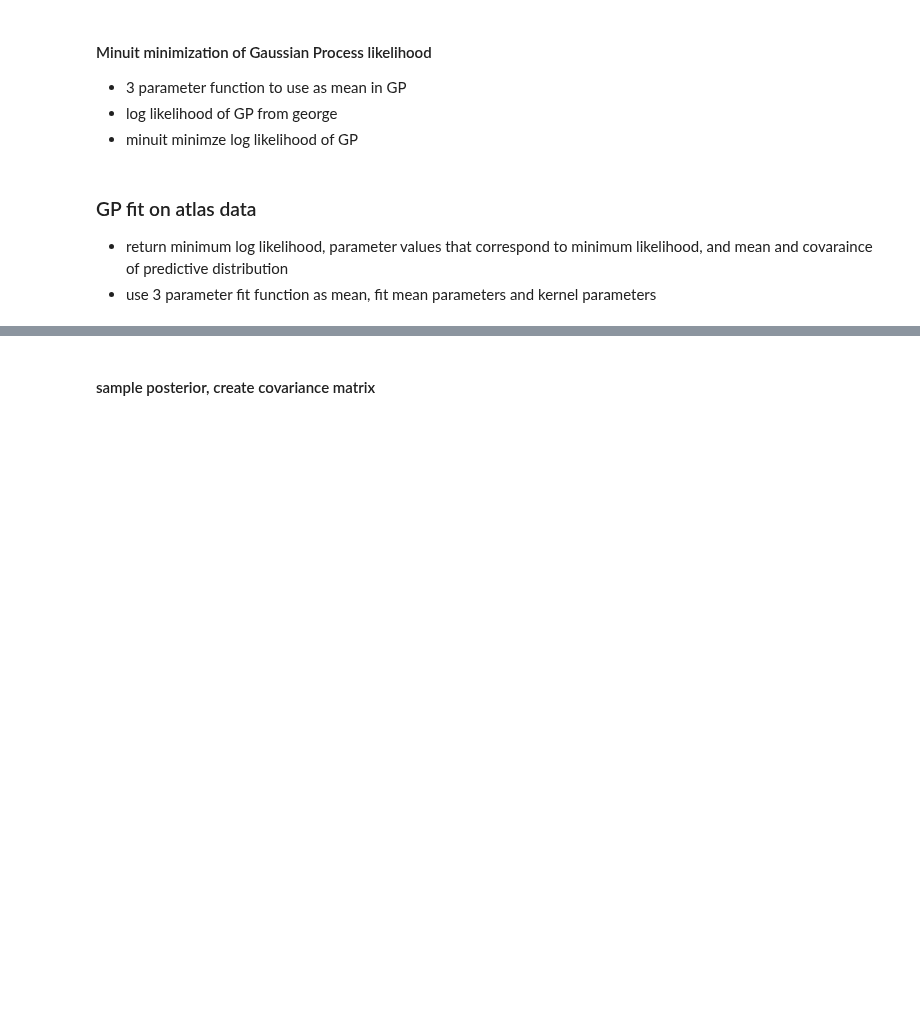
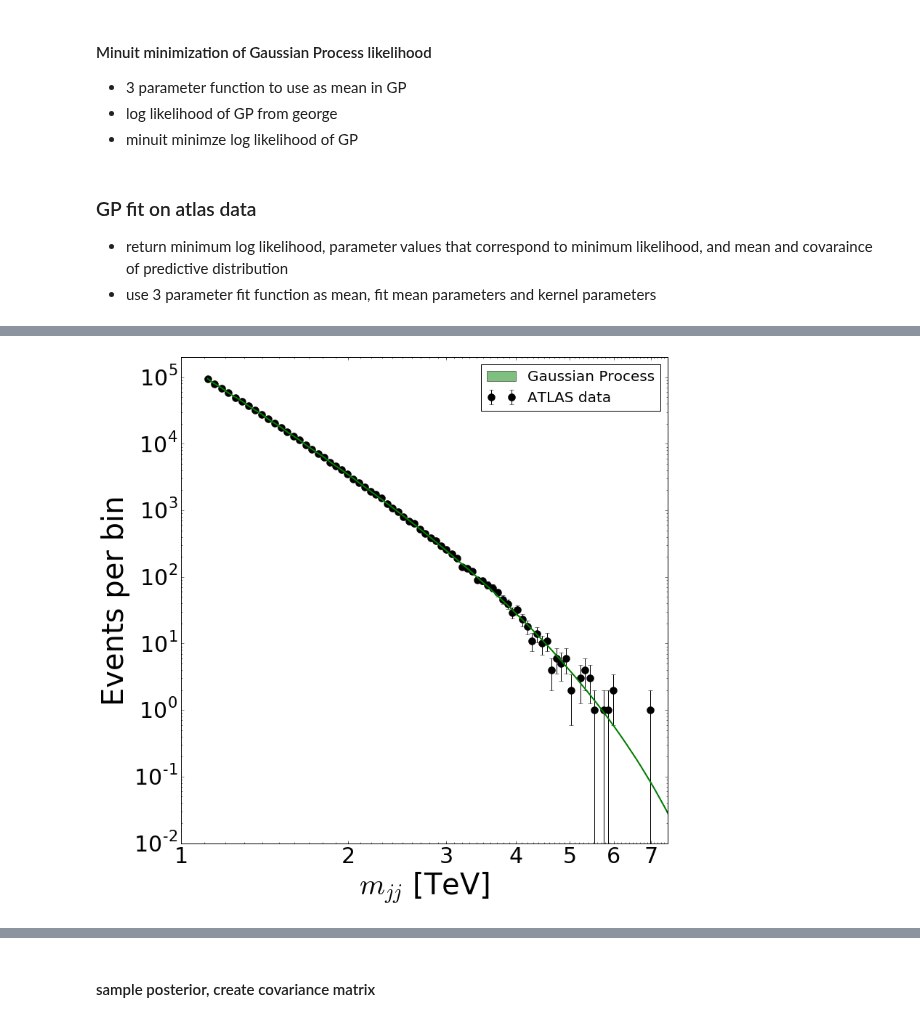
Before and after one commit to mfrate28/GP_Paper, a Jupyter notebook: covariance-structures-GP.ipynb, the cells around one changed output, grey strips where cells are left out. Cells and saved outputs as stored; diff of their text form; code cells hidden in the pictures; blank space fills up the shorter version.

```diff
--- a/covariance-structures-GP.ipynb
+++ b/covariance-structures-GP.ipynb
@@ -296,6 +296,39 @@ def fit_gp_minuit(lnprob, Print = True):
         print "min LL",minLLH
         print "best fit vals", best_fit_params
     return minLLH, best_fit_params
+# %%
+def makePrettyPlots_errorBars(xs, ys, gpFits, errorFit, title, ymax = 2e5):
+    f, ax1 = plt.subplots(1, sharex=True, figsize=(12,12))
+    f.suptitle(title, fontsize=40)
+    dataPlot = ax1.errorbar(xs, ys, marker='o', ls='None', yerr = np.sqrt(ys), c='black', markersize=10, label="ATLAS data")
+
+    ax1.fill_between(xs, gpFits-errorFit, gpFits+errorFit, facecolor='g', alpha=0.5, label="Gaussian Process")
+    ax1.plot(xs, gpFits, c='green', lw=2)
+
+    ax1.legend(prop={'size':20})
+    ax1.set_ylabel('Events per bin', fontsize=40)
+    ax1.tick_params(axis='y', labelsize=30)
+    ax1.set_yscale('log', nonposy="clip")
+    ax1.set_xscale('log')
+    ax1.set_xlim([1000, 7500])
+    ax1.set_ylim([0.01, ymax])
+
+
+    ax1.tick_params(axis='x', labelsize=30)
+    ax1.tick_params(axis='y', labelsize=30)
+    ax1.set_xlabel(r"$m_{jj}$ [TeV]", fontsize=40)
+
+    ax1.set_xlim([1000, 7500])
+    ax1.set_xticks([1000, 2000, 3000, 4000, 5000, 6000, 7000])
+    ax1.get_xaxis().set_major_formatter(matplotlib.ticker.ScalarFormatter())
+    minor_ticks = np.arange(1000, 7500, 100)
+    ax1.set_xticks(minor_ticks, minor=True)
+    labels = ["1","2","3","4","5","6","7"]
+    ax1.set_xticklabels(labels)
+
+    f.subplots_adjust(hspace=0)
+    plt.setp([a.get_xticklabels() for a in f.axes[:-1]], visible=False)
+    plt.show()
 # %% [markdown]
 ### GP fit on atlas data
 * return minimum log likelihood, parameter values that correspond to minimum likelihood, and mean and covaraince of predictive distribution
@@ -315 +368,5 @@ best fit vals (11621543.339579338, 172.2716386895201, 0.11232917130999942, -123.
+# %%
+makePrettyPlots_errorBars(xvalO, yvalO, meanGP, np.sqrt(np.diag(covGP)), "")
+# %% [output]
+[figure, added]
 # %%
```
Also changed, not shown: parts of 7 cells of this notebook.
